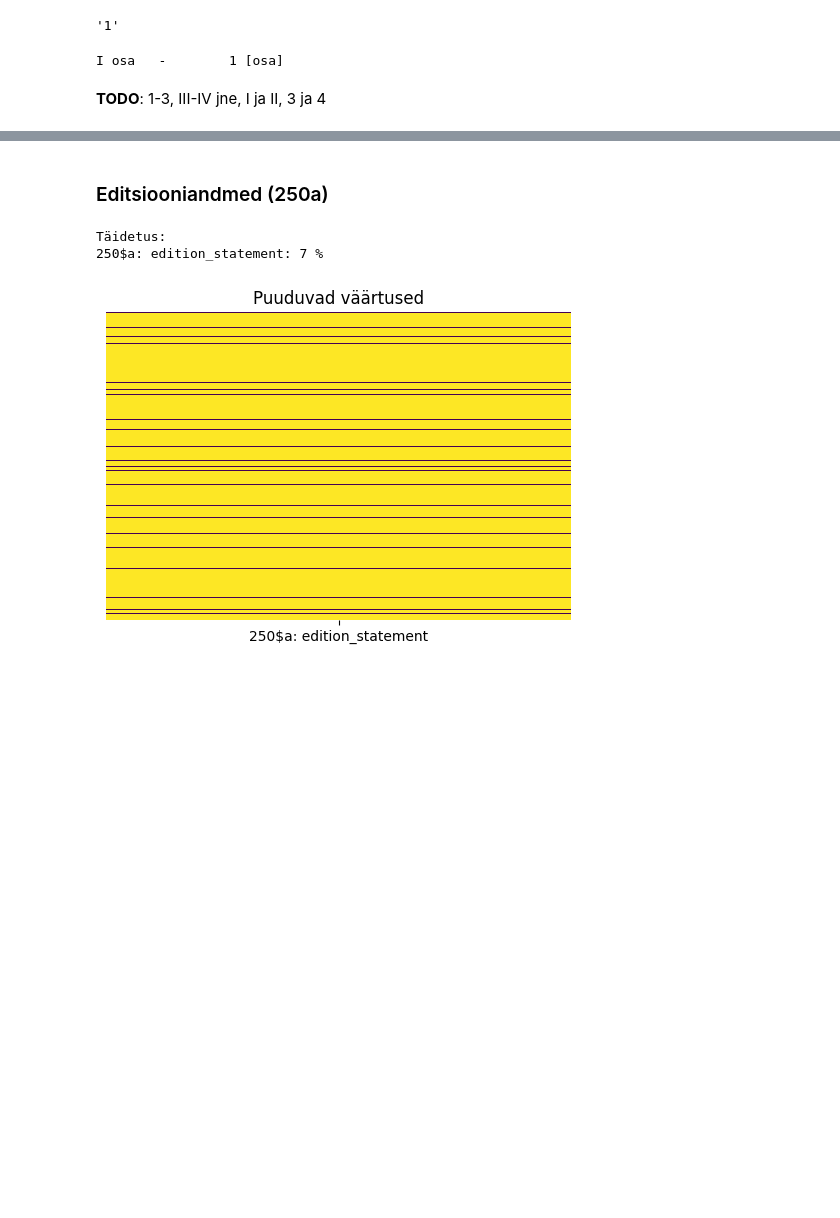
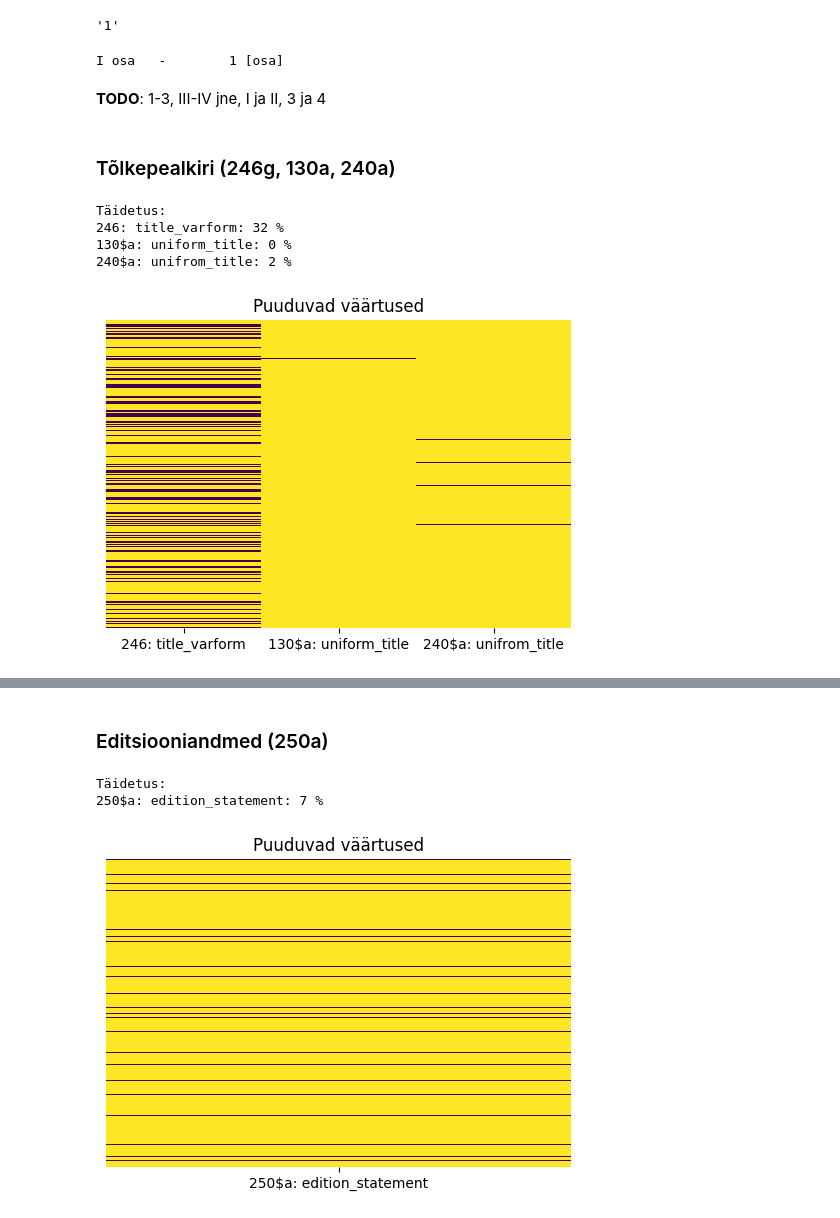
Before and after one commit to RaRa-digiLab/enb-curator, a Jupyter notebook: notebooks/filter-and-clean.ipynb, the cells around one changed output, grey strips where cells are left out. Saved outputs shown, nothing was run; the diff lists cells and outputs as text; code cells hidden in the pictures; blank space fills up the shorter version.

Commit message:
looked through main fields for persons

```diff
--- a/notebooks/filter-and-clean.ipynb
+++ b/notebooks/filter-and-clean.ipynb
@@ -406,3 +504,14 @@ print(sample, "\t-\t", clean_245n(sample, pattern_245n))
 I osa   -        1 [osa]
 # %% [markdown]
 **TODO**: 1-3, III-IV jne, I ja II, 3 ja 4
+# %% [markdown]
+### Tõlkepealkiri (246g, 130a, 240a)
+# %%
+df = df_main[["246", "130$a", "240$a"]]
+missing_values_heatmap(df)
+# %% [output]
+Täidetus:
+246: title_varform: 32 %
+130$a: uniform_title: 0 %
+240$a: unifrom_title: 2 %
+[figure, added]
```
Also changed, not shown: parts of 46 cells of this notebook.
